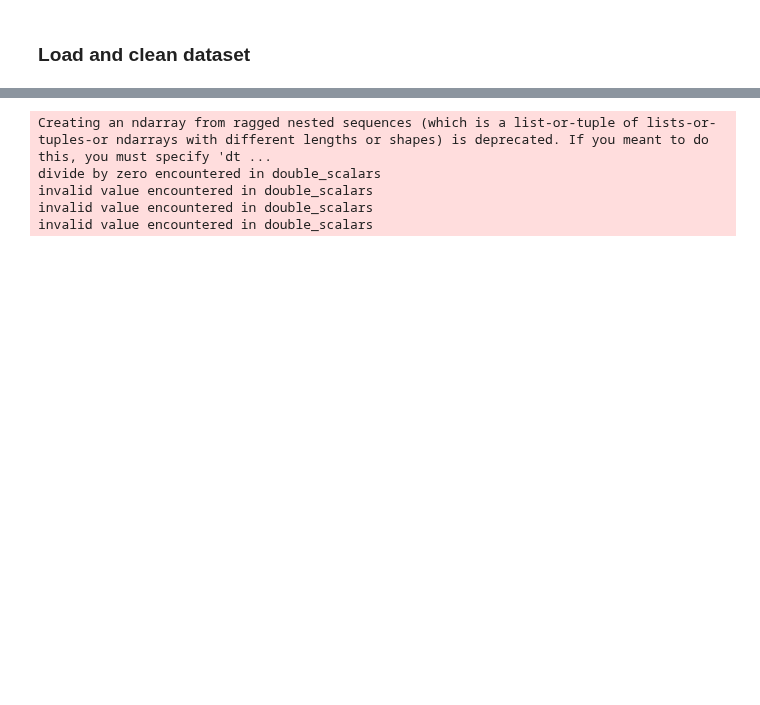
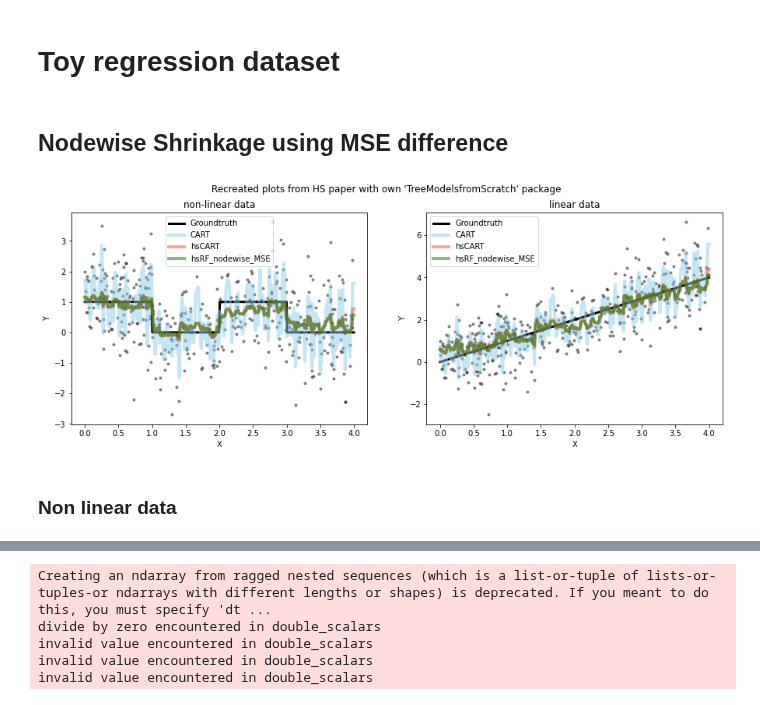
Before and after one commit to markusloecher/TreeBasedModel, a Jupyter notebook: notebooks/shrinkage_node_wise_difference.ipynb, the cells around one changed output, grey strips where cells are left out. Drawn from its saved outputs; the diff is of its cells as text; code cells hidden in the pictures; blank space fills up the shorter version.

Commit message:
Change HS var ratio to MSE ratio and run test on univariate regression toy dataset

```diff
--- a/notebooks/shrinkage_node_wise_difference.ipynb
+++ b/notebooks/shrinkage_node_wise_difference.ipynb
@@ -24,3 +24,7 @@ import scipy.stats as st
 shap.initjs()
 # %% [output]
 [interactive output not drawn]
+# %% [markdown]
+# Toy regression dataset
+# %% [markdown]
+## Nodewise Shrinkage using MSE difference
@@ -27,2 +147,12 @@ shap.initjs()
+# %%
+fig, axs = plt.subplots(1,2, figsize=(15,5))
+fig.suptitle("Recreated plots from HS paper with own 'TreeModelsfromScratch' package")
+
+results_nonlin = plot_sim(
+    n=400, std=1, reg_param=100, use_imodels=False, show='pass', ax=axs[0], return_curves=True, gridsearch_lambda=False)
+results_lin = plot_sim(
+    n=400, std=1, reg_param=50, use_imodels=False, linear_data=True, show='pass', ax=axs[1], return_curves=True, gridsearch_lambda=False)
+# %% [output]
+[figure, added]
 # %%
 #for storing results
@@ -30,3 +160 @@ data_path = os.path.join(os.path.dirname(os.getcwd()),"data","titanic")
 today_str = datetime.today().strftime("%Y%m%d")
-# %% [markdown]
-### Load and clean dataset
@@ -32,0 +170,2 @@ today_str = datetime.today().strftime("%Y%m%d")
+# %% [markdown]
+### Non linear data
```
Also changed, not shown: parts of 26 cells of this notebook, 4 other files.
